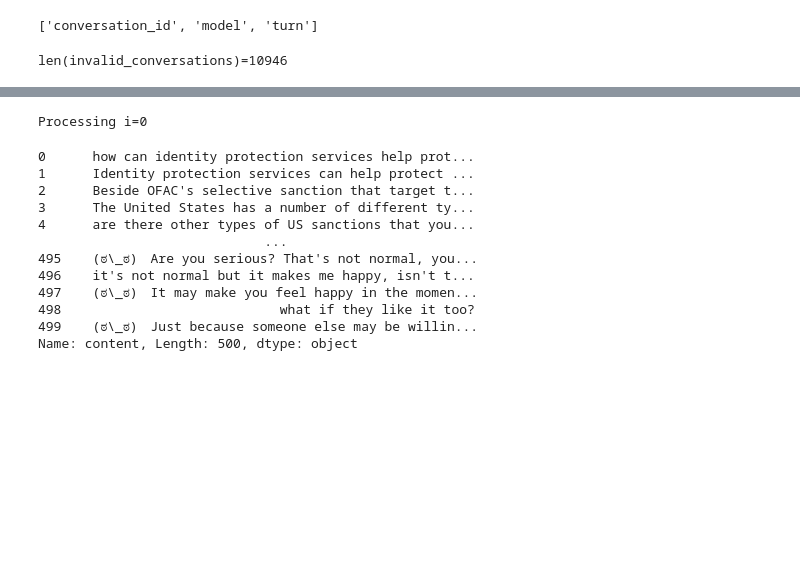
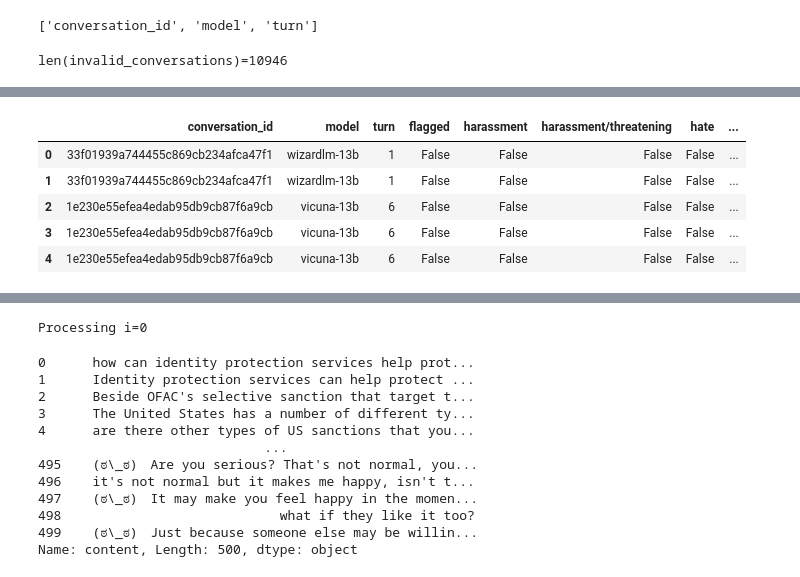
Before and after one commit to thorwhalen/imbed, a Jupyter notebook: misc/ai_prompts.ipynb, the cells around one changed output, grey strips where cells are left out. Saved outputs shown, nothing was run; the diff lists cells and outputs as text; code cells hidden in the pictures; blank space fills up the shorter version.

```diff
--- a/misc/ai_prompts.ipynb
+++ b/misc/ai_prompts.ipynb
@@ -421,0 +697,6 @@ len(invalid_conversations)=10946
+# %%
+from imbed.mdat.lmsys_ai_conversations import mk_dacc
+
+dacc = mk_dacc()
+df = dacc.planar_embeddings_of_grouped_conversations
+df.shape
@@ -421,0 +705,4 @@ len(invalid_conversations)=10946
+# %%
+# name the row index id
+df.index.name = 'id'
+df.reset_index(drop=False).to_csv(sep='\t')
@@ -421,0 +730,11 @@ len(invalid_conversations)=10946
+# %%
+nested_columns = list(filter(lambda x: '.' in x, meta.columns))
+meta = meta.drop(['language', 'redacted', 'content', 'role'] + nested_columns, axis=1)
+meta.head()
+# %% [output]
+|  | conversation_id | model | turn | flagged | harassment | harassment/threatening | hate | ... |
+| 0 | 33f01939a744455c869cb234afca47f1 | wizardlm-13b | 1 | False | False | False | False | ... |
+| 1 | 33f01939a744455c869cb234afca47f1 | wizardlm-13b | 1 | False | False | False | False | ... |
+| 2 | 1e230e55efea4edab95db9cb87f6a9cb | vicuna-13b | 6 | False | False | False | False | ... |
+| 3 | 1e230e55efea4edab95db9cb87f6a9cb | vicuna-13b | 6 | False | False | False | False | ... |
+| 4 | 1e230e55efea4edab95db9cb87f6a9cb | vicuna-13b | 6 | False | False | False | False | ... |
```
Also changed, not shown: parts of 82 cells of this notebook, 4 other files.
